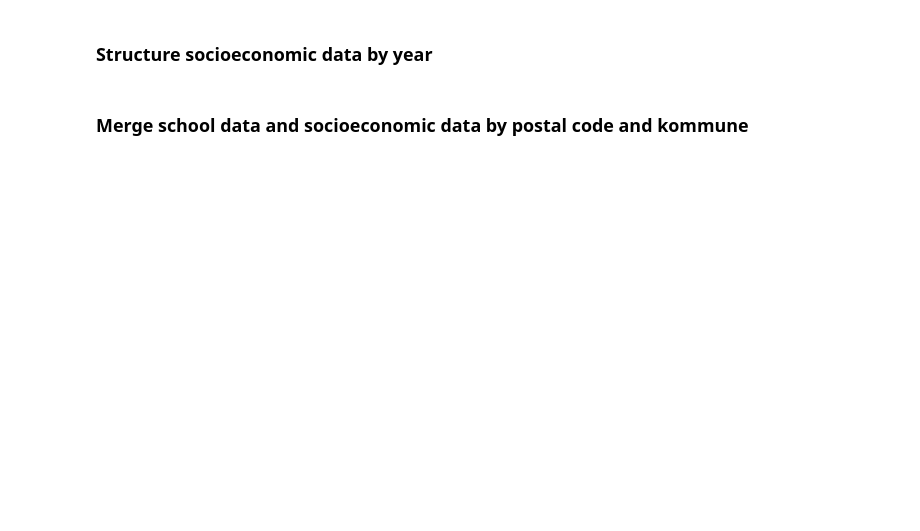
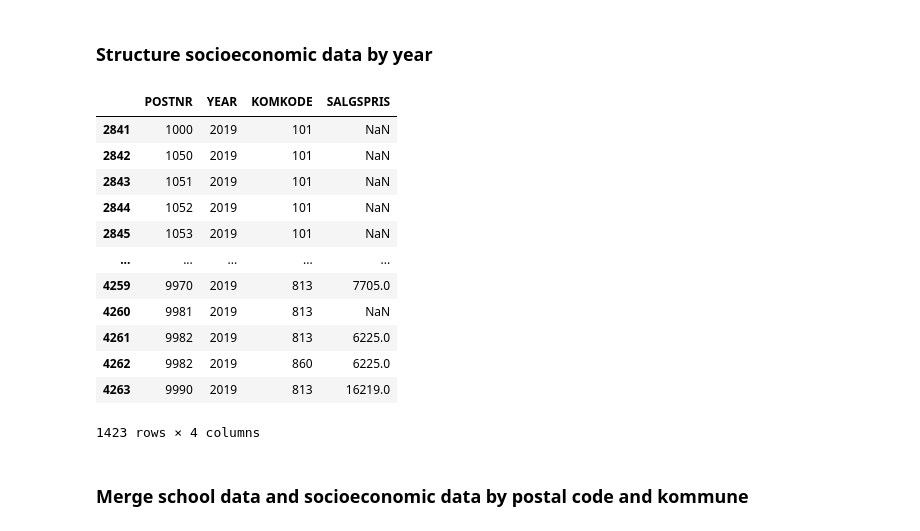
Before and after one commit to ansofol/isds2020_gruppe_63, a Jupyter notebook: exam_project/merge_data.ipynb, the cells around one changed output. Saved outputs shown, nothing was run; the diff lists cells and outputs as text; code cells hidden in the pictures; blank space fills up the shorter version.

```diff
--- a/exam_project/merge_data.ipynb
+++ b/exam_project/merge_data.ipynb
@@ -9,8 +9,31 @@ cwd =os.getcwd()
 # %%
 socioeco_df = pd.read_excel(cwd+'/socioeconomic_data/socioeco_data.xlsx', sheet_name = 3)
 
+postnr_columns =['POSTNR', 'YEAR', 'KOMKODE', 'SALGSPRIS']
+kom_columns = ['KOMKODE', 'YEAR', 'DISINDK', 'KRIMINELITET', 'LAVINDK', 'SKILSMISSER', 'ANDEL_INDV']
+
+post_df = socioeco_df[postnr_columns]
+kom_df = socioeco_df[kom_columns]
+
 years = [2011, 2015, 2019]
-socec_split = [socioeco_df[socioeco_df['YEAR'] == year] for year in years]
+post_split = [post_df[post_df['YEAR'] == year] for year in years]
+kom_split = [kom_df[kom_df['YEAR'] == year] for year in years]
+# %%
+post_split[2]
+# %% [output]
+|  | POSTNR | YEAR | KOMKODE | SALGSPRIS |
+| 2841 | 1000 | 2019 | 101 | NaN |
+| 2842 | 1050 | 2019 | 101 | NaN |
+| 2843 | 1051 | 2019 | 101 | NaN |
+| 2844 | 1052 | 2019 | 101 | NaN |
+| 2845 | 1053 | 2019 | 101 | NaN |
+| ... | ... | ... | ... | ... |
+| 4259 | 9970 | 2019 | 813 | 7705.0 |
+| 4260 | 9981 | 2019 | 813 | NaN |
+| 4261 | 9982 | 2019 | 813 | 6225.0 |
+| 4262 | 9982 | 2019 | 860 | 6225.0 |
+| 4263 | 9990 | 2019 | 813 | 16219.0 |
+1423 rows × 4 columns
 # %% [markdown]
 ### Merge school data and socioeconomic data by postal code and kommune
 # %%
```
Also changed, not shown: parts of 15 cells of this notebook, 9 other files.
